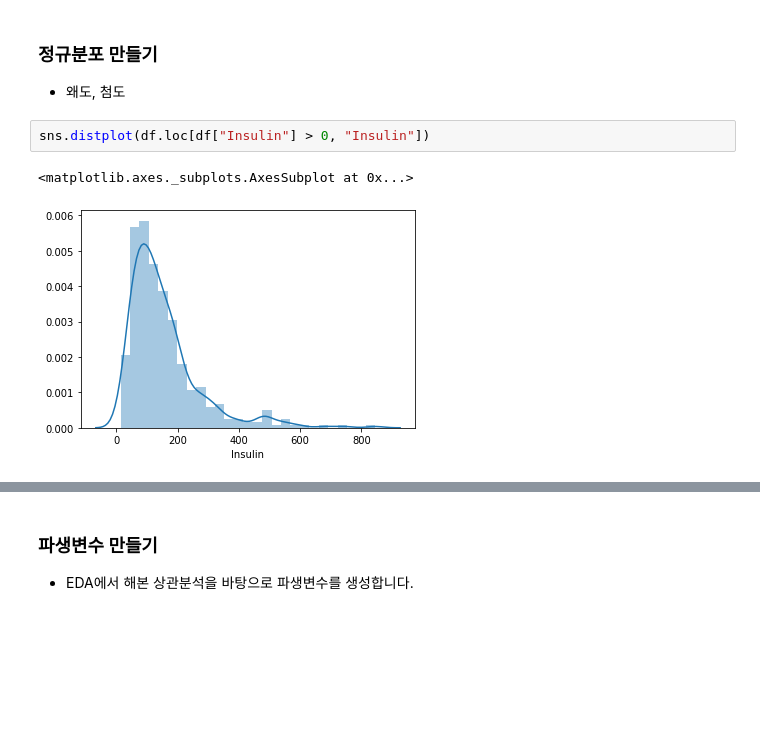
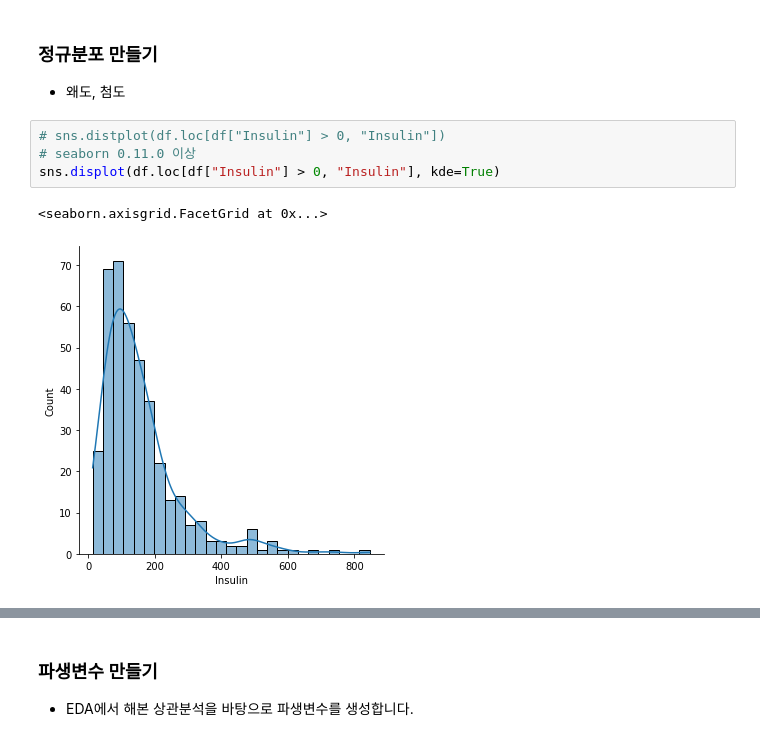
Before and after one commit to corazzon/boostcourse-ds-511, a Jupyter notebook: pima-classification-baseline-02.ipynb, the cells around one changed output, grey strips where cells are left out. Cells and saved outputs as stored; diff of their text form; blank space fills up the shorter version.

```diff
--- a/pima-classification-baseline-02.ipynb
+++ b/pima-classification-baseline-02.ipynb
@@ -147,9 +147,11 @@ df.loc[(df["Outcome"] == 1) & (df["Insulin_nan"].isnull()), "Insulin_nan"] = 169
 # %% [markdown]
 ### 정규분포 만들기
 * 왜도, 첨도
-# %%
-sns.distplot(df.loc[df["Insulin"] > 0, "Insulin"])
-# %% [output]
-<matplotlib.axes._subplots.AxesSubplot at 0x...>
-[figure, removed]
+# %%
+# sns.distplot(df.loc[df["Insulin"] > 0, "Insulin"])
+# seaborn 0.11.0 이상
+sns.displot(df.loc[df["Insulin"] > 0, "Insulin"], kde=True)
+# %% [output]
+<seaborn.axisgrid.FacetGrid at 0x...>
+[figure, added]
 # %%
```
Also changed, not shown: parts of 6 cells of this notebook.
